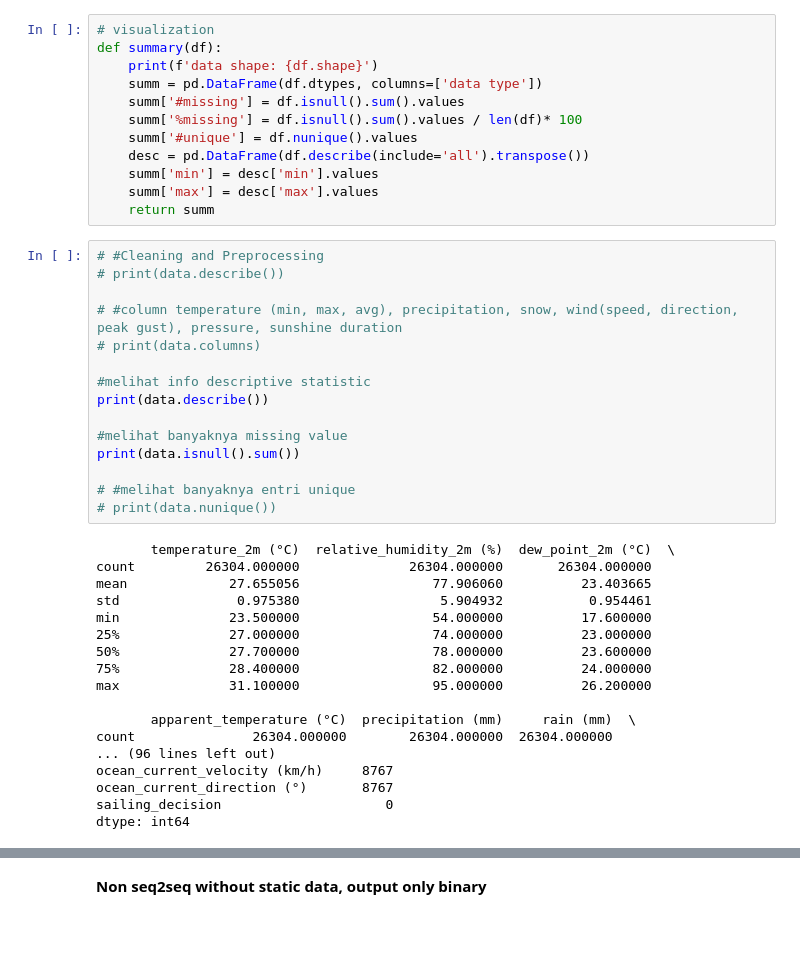
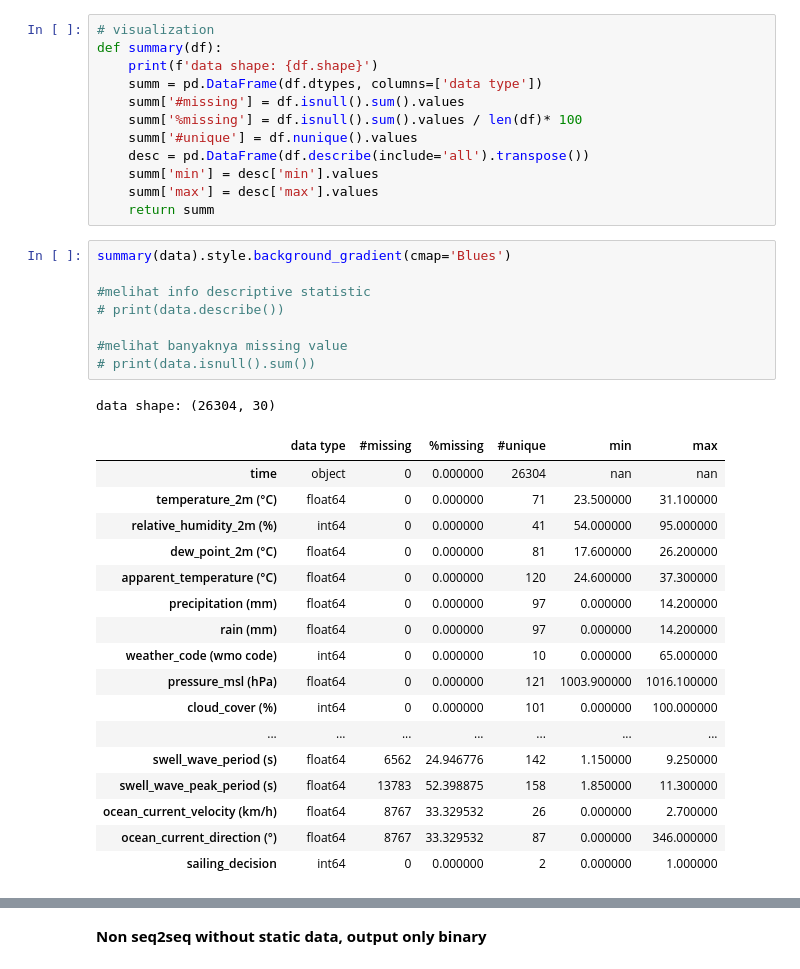
Before and after one commit to Jordinia/Marine-Energy-Project, a Jupyter notebook: proyekMarine_rapi.ipynb, the cells around one changed output, grey strips where cells are left out. Saved outputs shown, nothing was run; the diff lists cells and outputs as text; blank space fills up the shorter version.

```diff
--- a/proyekMarine_rapi.ipynb
+++ b/proyekMarine_rapi.ipynb
@@ -44,35 +32,29 @@ def summary(df):
     summ['max'] = desc['max'].values
     return summ
 # %%
-# #Cleaning and Preprocessing
+summary(data).style.background_gradient(cmap='Blues')
+
+#melihat info descriptive statistic
 # print(data.describe())
 
-# #column temperature (min, max, avg), precipitation, snow, wind(speed, direction, peak gust), pressure, sunshine duration
-# print(data.columns)
-
-#melihat info descriptive statistic
-print(data.describe())
-
 #melihat banyaknya missing value
-print(data.isnull().sum())
-
-# #melihat banyaknya entri unique
-# print(data.nunique())
+# print(data.isnull().sum())
 # %% [output]
-       temperature_2m (°C)  relative_humidity_2m (%)  dew_point_2m (°C)  \
-count         26304.000000              26304.000000       26304.000000
-mean             27.655056                 77.906060          23.403665
-std               0.975380                  5.904932           0.954461
-min              23.500000                 54.000000          17.600000
-25%              27.000000                 74.000000          23.000000
-50%              27.700000                 78.000000          23.600000
-75%              28.400000                 82.000000          24.000000
-max              31.100000                 95.000000          26.200000
-
-       apparent_temperature (°C)  precipitation (mm)     rain (mm)  \
-count               26304.000000        26304.000000  26304.000000
-... (96 lines left out)
-ocean_current_velocity (km/h)     8767
-ocean_current_direction (°)       8767
-sailing_decision                     0
-dtype: int64
+data shape: (26304, 30)
+|  | data type | #missing | %missing | #unique | min | max |
+| time | object | 0 | 0.000000 | 26304 | nan | nan |
+| temperature_2m (°C) | float64 | 0 | 0.000000 | 71 | 23.500000 | 31.100000 |
+| relative_humidity_2m (%) | int64 | 0 | 0.000000 | 41 | 54.000000 | 95.000000 |
+| dew_point_2m (°C) | float64 | 0 | 0.000000 | 81 | 17.600000 | 26.200000 |
+| apparent_temperature (°C) | float64 | 0 | 0.000000 | 120 | 24.600000 | 37.300000 |
+| precipitation (mm) | float64 | 0 | 0.000000 | 97 | 0.000000 | 14.200000 |
+| rain (mm) | float64 | 0 | 0.000000 | 97 | 0.000000 | 14.200000 |
+| weather_code (wmo code) | int64 | 0 | 0.000000 | 10 | 0.000000 | 65.000000 |
+| pressure_msl (hPa) | float64 | 0 | 0.000000 | 121 | 1003.900000 | 1016.100000 |
+| cloud_cover (%) | int64 | 0 | 0.000000 | 101 | 0.000000 | 100.000000 |
+| ... | ... | ... | ... | ... | ... | ... |
+| swell_wave_period (s) | float64 | 6562 | 24.946776 | 142 | 1.150000 | 9.250000 |
+| swell_wave_peak_period (s) | float64 | 13783 | 52.398875 | 158 | 1.850000 | 11.300000 |
+| ocean_current_velocity (km/h) | float64 | 8767 | 33.329532 | 26 | 0.000000 | 2.700000 |
+| ocean_current_direction (°) | float64 | 8767 | 33.329532 | 87 | 0.000000 | 346.000000 |
+| sailing_decision | int64 | 0 | 0.000000 | 2 | 0.000000 | 1.000000 |
```
Also changed, not shown: parts of 21 cells of this notebook, 19 other files.
